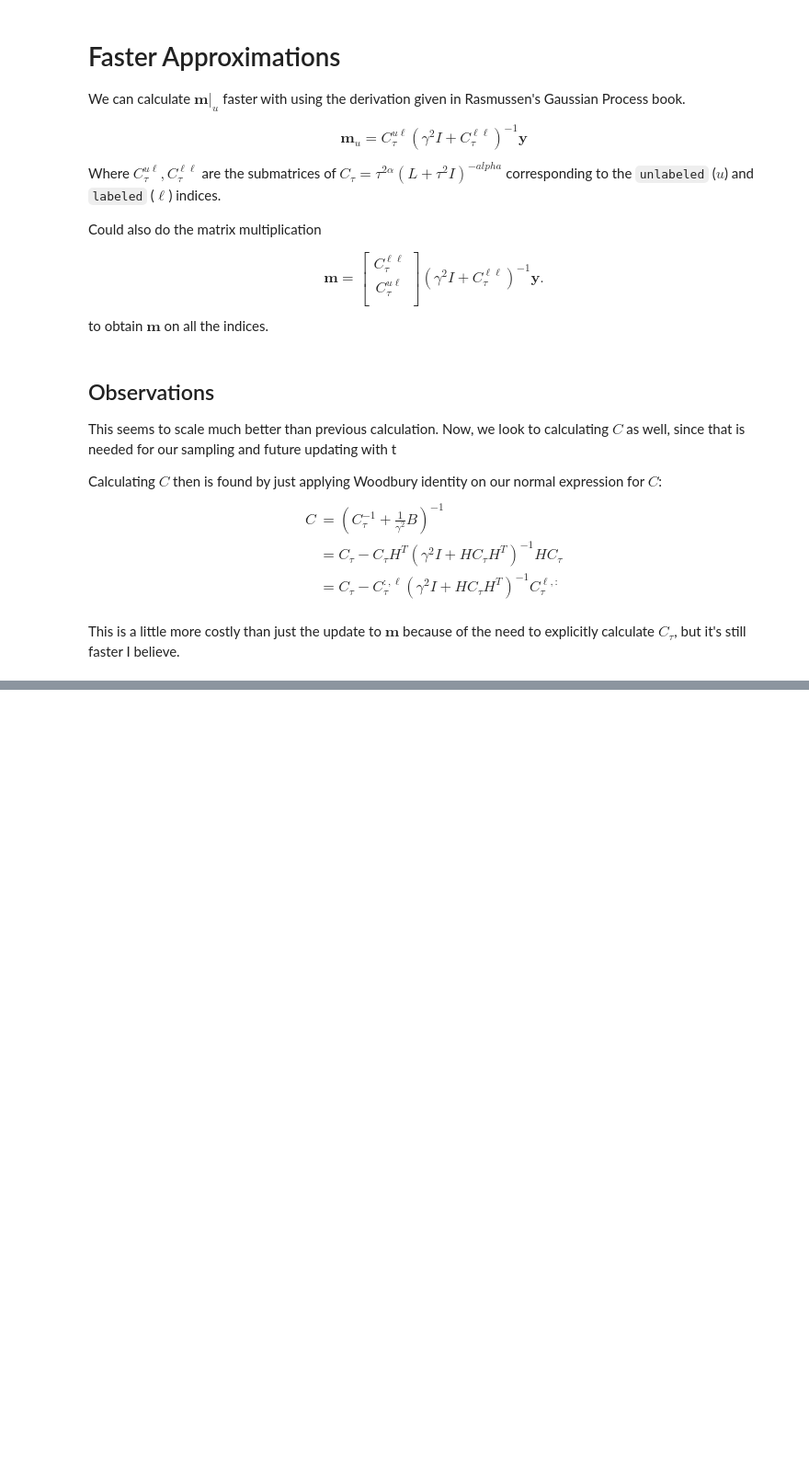
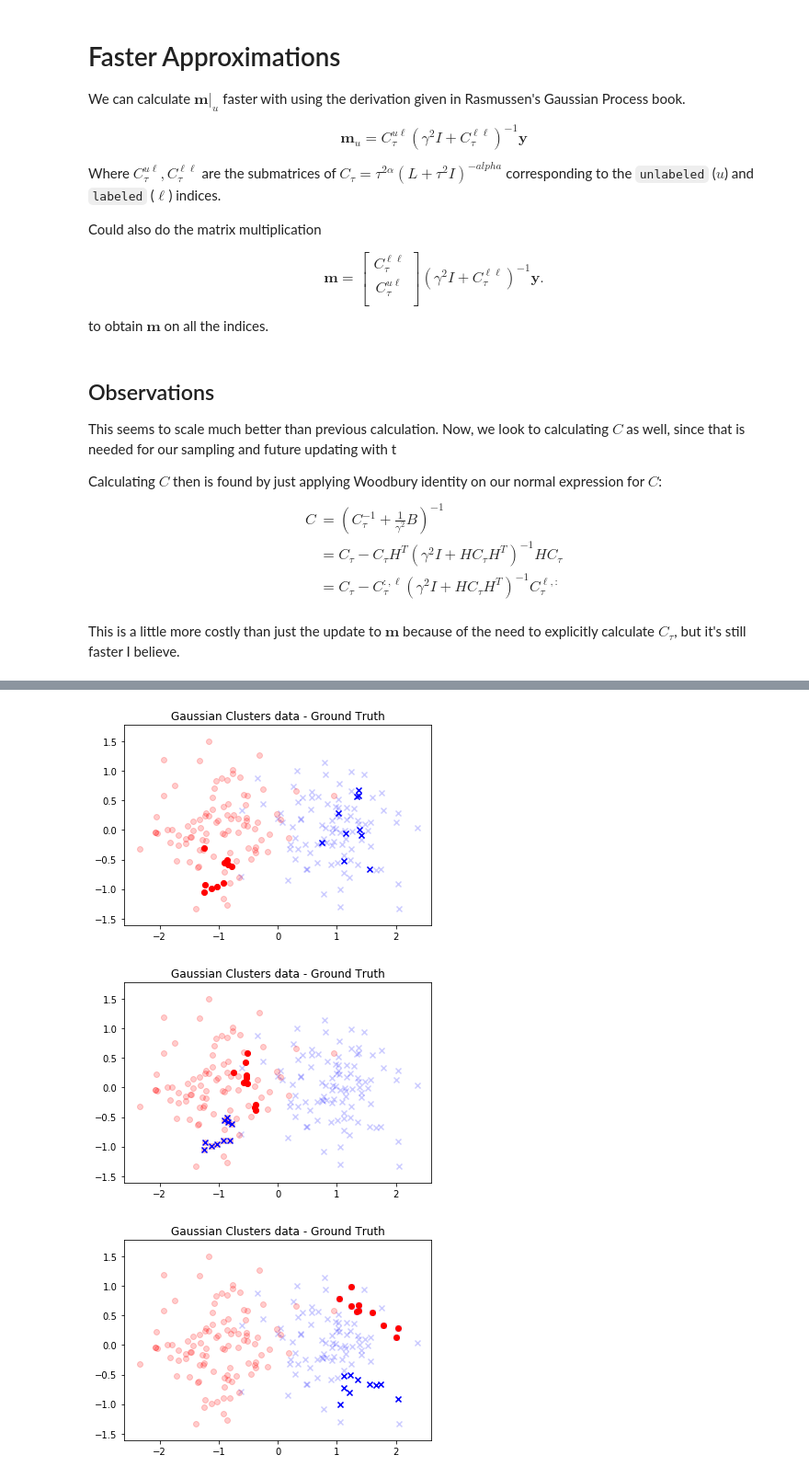
Before and after one commit to millerk22/AL_code, a Jupyter notebook: AL-EEM.ipynb, the cells around one changed output, grey strips where cells are left out. Shown at 92% size. Saved outputs shown, nothing was run; the diff lists cells and outputs as text; code cells hidden in the pictures; blank space fills up the shorter version.

```diff
--- a/AL-EEM.ipynb
+++ b/AL-EEM.ipynb
@@ -380,0 +472,41 @@ print(np.allclose(C2, C))
+# %%
+ind_max = (-v1).argsort()[:10]
+ind_min = (v1).argsort()[:10]
+# Plot the data set
+plt.rcParams['figure.figsize'] = (6,4)
+plt.scatter(X[:Ns[0],0], X[:Ns[0],1], marker='x', c='b', alpha=0.2)
+plt.scatter(X[Ns[0]:,0], X[Ns[0]:,1], marker='o', c='r',alpha=0.2)
+plt.scatter(X[ind_max,0], X[ind_max,1], marker='x', c='b', alpha=1.0)
+plt.scatter(X[ind_min,0], X[ind_min,1], marker='o', c='r',alpha=1.0)
+plt.axis('equal')
+plt.title('Gaussian Clusters data - Ground Truth')
+plt.show()
+
+ind_max = (-v2).argsort()[:10]
+ind_min = (v2).argsort()[:10]
+# Plot the data set
+plt.rcParams['figure.figsize'] = (6,4)
+plt.scatter(X[:Ns[0],0], X[:Ns[0],1], marker='x', c='b', alpha=0.2)
+plt.scatter(X[Ns[0]:,0], X[Ns[0]:,1], marker='o', c='r',alpha=0.2)
+plt.scatter(X[ind_max,0], X[ind_max,1], marker='x', c='b', alpha=1.0)
+plt.scatter(X[ind_min,0], X[ind_min,1], marker='o', c='r',alpha=1.0)
+plt.axis('equal')
+plt.title('Gaussian Clusters data - Ground Truth')
+plt.show()
+
+
+ind_max = (-v3).argsort()[:10]
+ind_min = (v3).argsort()[:10]
+# Plot the data set
+plt.rcParams['figure.figsize'] = (6,4)
+plt.scatter(X[:Ns[0],0], X[:Ns[0],1], marker='x', c='b', alpha=0.2)
+plt.scatter(X[Ns[0]:,0], X[Ns[0]:,1], marker='o', c='r',alpha=0.2)
+plt.scatter(X[ind_max,0], X[ind_max,1], marker='x', c='b', alpha=1.0)
+plt.scatter(X[ind_min,0], X[ind_min,1], marker='o', c='r',alpha=1.0)
+plt.axis('equal')
+plt.title('Gaussian Clusters data - Ground Truth')
+plt.show()
+# %% [output]
+[figure, added]
+[figure, added]
+[figure, added]
```
Also changed, not shown: parts of 27 cells of this notebook, 1 other file.
